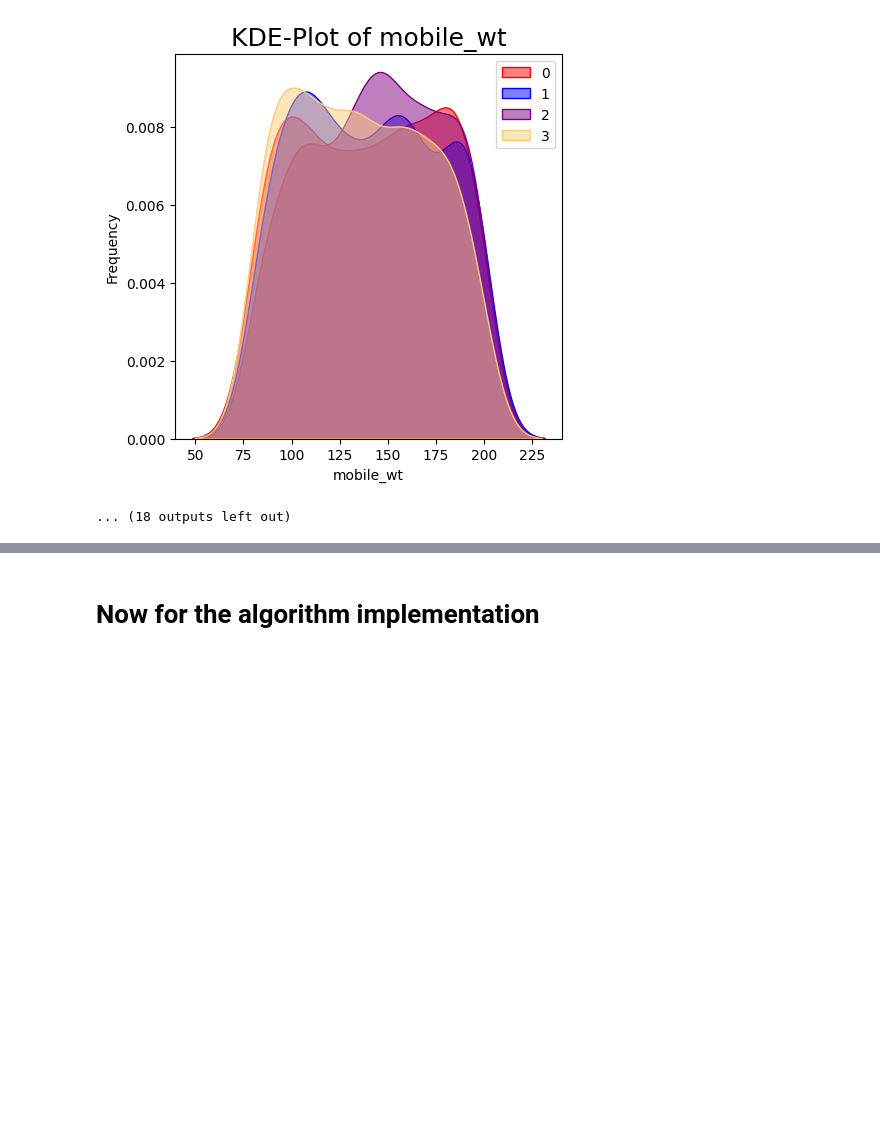
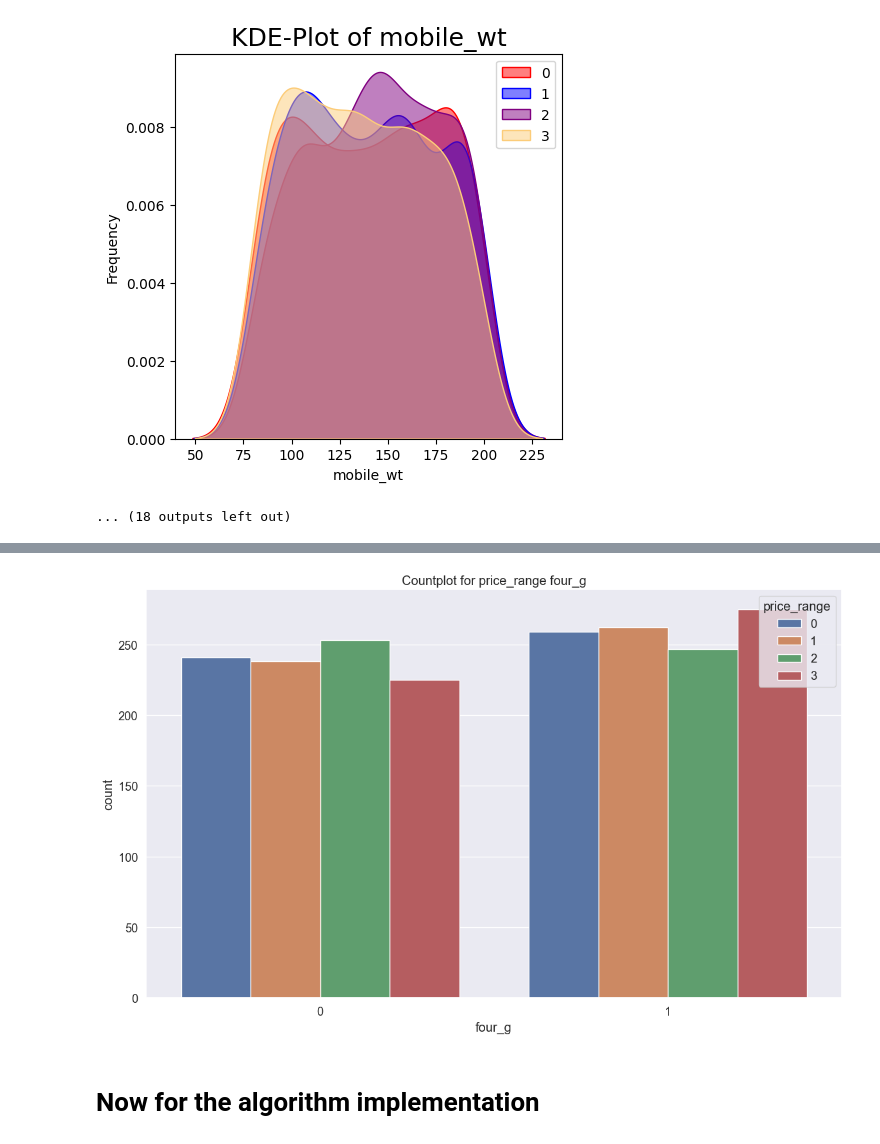
Before and after one commit to Samikshya0620/Mobile-Price-Classifier, a Jupyter notebook: randow_forest.ipynb, the cells around one changed output, grey strips where cells are left out. Saved outputs shown, nothing was run; the diff lists cells and outputs as text; code cells hidden in the pictures; blank space fills up the shorter version.

```diff
--- a/randow_forest.ipynb
+++ b/randow_forest.ipynb
@@ -427,3 +452,7 @@ This will become an error in seaborn v0.14.0; please update your code.
+# %%
+distribution_categorical_features(data, "four_g", "price_range")
+# %% [output]
+[figure, added]
 # %% [markdown]
 # Now for the algorithm implementation
 # %%
```
Also changed, not shown: parts of 8 cells of this notebook, 2 other files.
